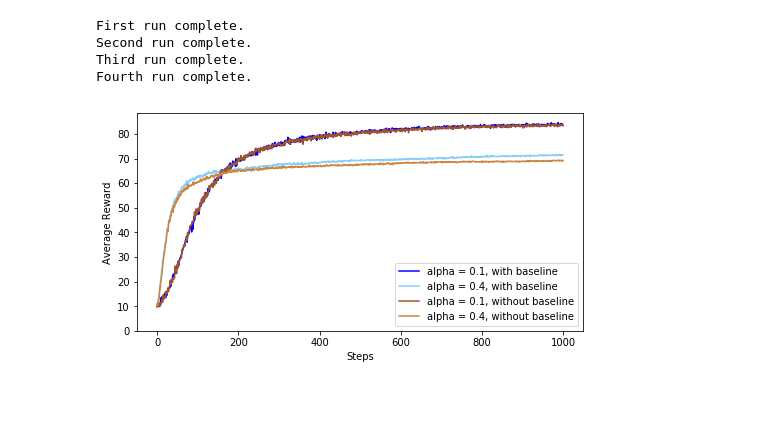
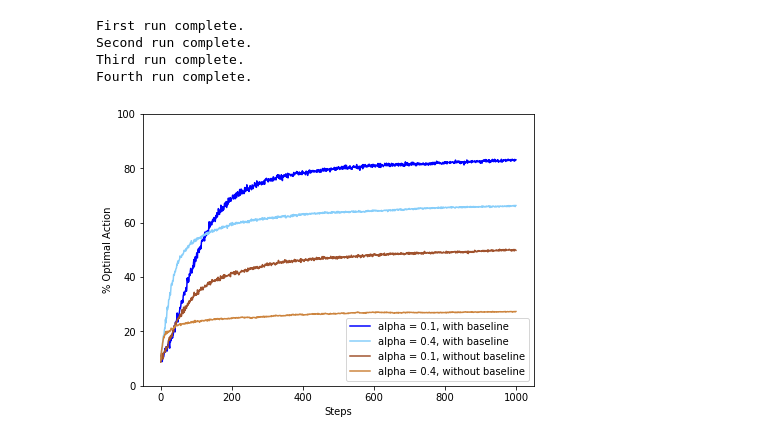
Before and after one commit to shauseth/reinforcement-learning-an-introduction, a Jupyter notebook: chapter02/gradbandits.ipynb, the cells around one changed output. Cells and saved outputs as stored; diff of their text form; code cells hidden in the pictures; blank space fills up the shorter version.

```diff
--- a/chapter02/gradbandits.ipynb
+++ b/chapter02/gradbandits.ipynb
@@ -7,7 +7,7 @@ import matplotlib.pyplot as plt
 def bandits(steps):
     """Generates 10-armed bandits given number of steps."""
     global values
-    values = np.random.normal(size = 10)
+    values = np.random.normal(loc = 4, size = 10)
 
     for t in range(steps):
         bandit = np.random.normal(values)
@@ -25,7 +25,7 @@ def run(runs, alpha, baseline = False, steps = 1000):
 
     for run in range(runs):
         H = np.zeros(10)
-        rewards = np.zeros(steps)
+        rewards = 0
 
         for t, bandit in enumerate(bandits(steps)):
             pi = np.exp(H) / np.exp(H).sum()
@@ -34,13 +34,13 @@ def run(runs, alpha, baseline = False, steps = 1000):
 
             action = np.zeros(10)
             action[A] = 1
-            avg_reward = rewards.mean()
-            rewards[t] = R
+            avg_reward = 0 if t == 0 else rewards / t
+            rewards += R
 
             if baseline:
-                H = H + (alpha * (R - avg_reward) * (action - pi))
+                H += alpha * (R - avg_reward) * (action - pi)
             else:
-                H = H + (alpha * R * (action - pi))
+                H += alpha * R * (action - pi)
 
             if values.argmax() == A:
                     opt_actions[run, t] = 1
@@ -50,31 +50,31 @@ def run(runs, alpha, baseline = False, steps = 1000):
 # %%
 # running and plotting the results
 
 runs = 2000
 
-plt.figure(figsize = (8, 4))
+plt.figure(figsize = (7, 5))
 
 first = run(runs, 0.1, baseline = True); print('First run complete.')
 plt.plot(first, color = 'blue', label = 'alpha = 0.1, with baseline')
 
 second = run(runs, 0.4, baseline = True); print('Second run complete.')
 plt.plot(second, color = 'lightskyblue', label = 'alpha = 0.4, with baseline')
 
 third = run(runs, 0.1, baseline = False); print('Third run complete.')
 plt.plot(third, color = 'sienna', label = 'alpha = 0.1, without baseline')
 
 fourth = run(runs, 0.4, baseline = False); print('Fourth run complete.')
 plt.plot(fourth, color = 'peru', label = 'alpha = 0.4, without baseline')
 
 plt.xlabel('Steps')
-plt.ylabel('Average Reward')
-plt.ylim(bottom = 0)
+plt.ylabel('% Optimal Action')
+plt.ylim(top = 100, bottom = 0)
 plt.legend(loc = 4)
 
 plt.show()
 # %% [output]
 First run complete.
 Second run complete.
 Third run complete.
 Fourth run complete.
-[figure, old version]
+[figure, new version]
```
